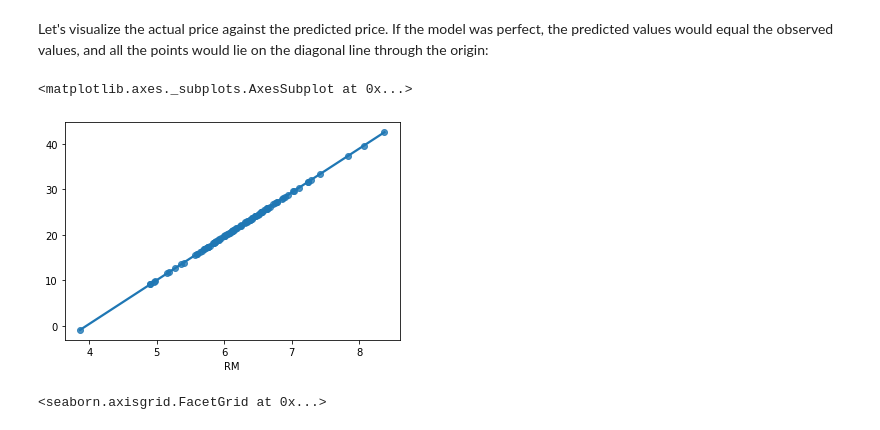
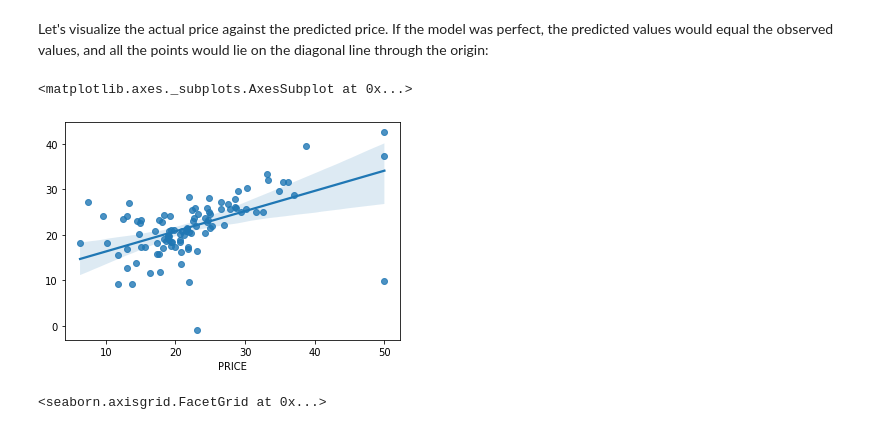
Before and after one commit to joykangangi/DataSciencePlayground, a Jupyter notebook: Linear_Regression.ipynb, the cells around one changed output. Drawn from its saved outputs; the diff is of its cells as text; code cells hidden in the pictures.

```diff
--- a/Linear_Regression.ipynb
+++ b/Linear_Regression.ipynb
@@ -108,11 +126,11 @@ array([[6.3200e-03, 1.8000e+01, 2.3100e+00, ..., 1.5300e+01, 3.9690e+02,
 # %% [markdown]
 Let's put the Boston data into a pandas dataframe:
 # %%
-df = pd.DataFrame(boston["data"], columns=boston["feature_names"])
+boston_df = pd.DataFrame(boston["data"], columns=boston["feature_names"])
 
-df["PRICE"] = boston["target"]
+boston_df["PRICE"] = boston["target"]
 
-df.head()
+boston_df.head()
 # %% [output]
 |  | CRIM | ZN | INDUS | CHAS | NOX | RM | AGE | DIS | RAD | TAX | PTRATIO | ... |
 | 0 | 0.00632 | 18.0 | 2.31 | 0.0 | 0.538 | 6.575 | 65.2 | 4.0900 | 1.0 | 296.0 | 15.3 | ... |
@@ -142,12 +160,13 @@ The full dataset is divided row-wise into training and test sets *at random*. Th
 from sklearn.model_selection import train_test_split
 
 
-train, test = train_test_split(df, test_size=0.2, random_state=12345)
+train_df, test_df = train_test_split(boston_df, test_size=0.2, random_state=12345)
 
 
-print('Training set has', train.shape[0], 'rows')
-print('Test set has', test.shape[0], 'rows')
-print('Train set has a shape', train.shape)
+print('Training set has', train_df.shape[0], 'rows')
+print('Test set has', test_df.shape[0], 'rows')
+print('Train set has a shape', train_df.shape)
+print('Test set has a shape', test_df.shape)
 # %% [output]
 Training set has 404 rows
 Test set has 102 rows
@@ -170,7 +190,7 @@ Let's fit a simple linear model with house price as the outcome and number of ro
 # NB: the fit method expects X to be a dataframe, not a series
 # X is the features, y is the the label
 
-model.fit(X=train[["RM"]], y=train["PRICE"])
+model.fit(X=train_df[["RM"]], y=train_df["PRICE"])
 # %% [output]
 LinearRegression()
 # %% [markdown]
@@ -224,7 +249,7 @@ sns.regplot(x=train[['RM']], y=train['PRICE'])
 # %% [markdown]
 Once the model is trained, we can use the estimator object's `predict` method to get predicted house prices for the test set:
 # %%
-y_hat = model.predict(test[['RM']])
+y_hat = model.predict(test_df[['RM']])
 y_hat
 # %% [output]
 array([21.26773226, 28.08178859, 18.7714938 , 22.01949519, 18.97389151,
@@ -267,8 +292,8 @@ The magnitudes of the MSE and MAE are dependent on how the outcome variable is m
 # %% [markdown]
 Let's visualize the actual price against the predicted price. If the model was perfect, the predicted values would equal the observed values, and all the points would lie on the diagonal line through the origin:
 # %%
-sns.regplot(x=test[['RM']], y=y_hat)
+sns.regplot(x=test_df[['PRICE']], y=y_hat)
 # %% [output]
 <matplotlib.axes._subplots.AxesSubplot at 0x...>
-[figure, old version]
+[figure, new version]
 # %%
```
Also changed, not shown: parts of 23 cells of this notebook.
